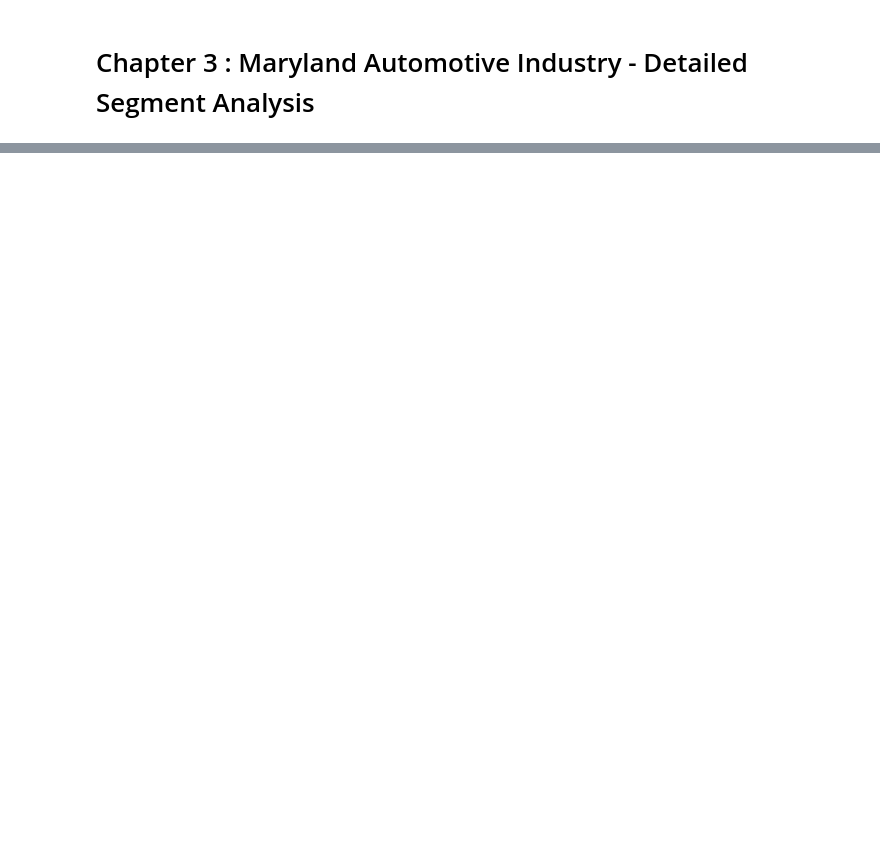
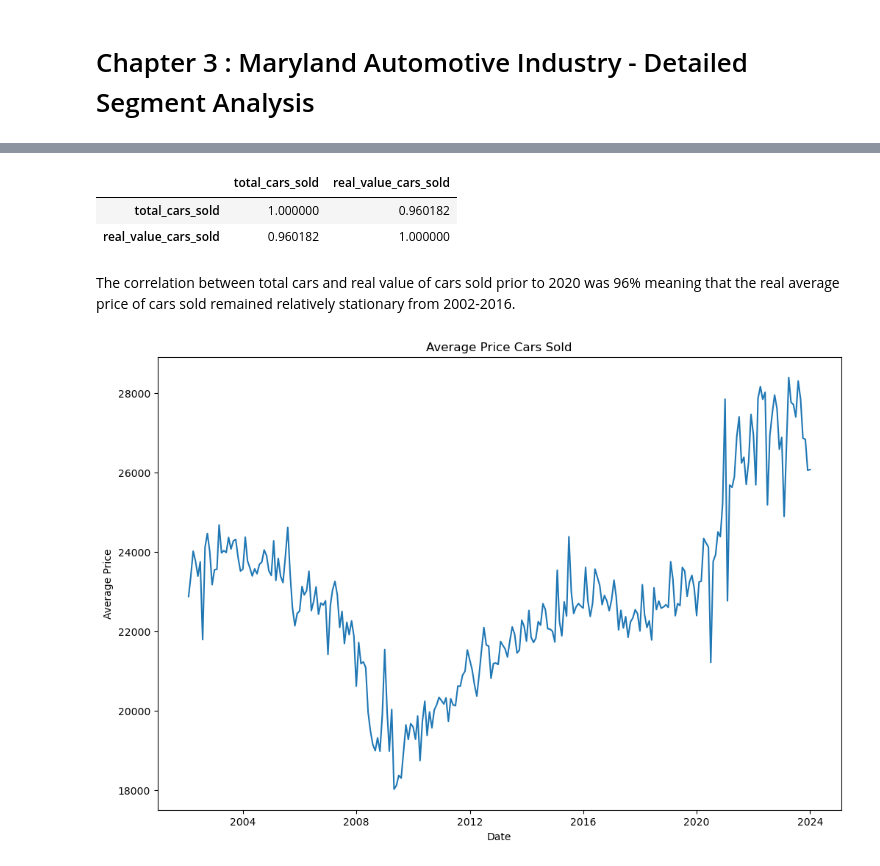
Before and after one commit to bennicholson2/Maryland-Automotive-Industry, a Jupyter notebook: analysis_chapters/03_macro_economics.ipynb, the cells around one changed output, grey strips where cells are left out. Cells and saved outputs as stored; diff of their text form; code cells hidden in the pictures; blank space fills up the shorter version.

```diff
--- a/analysis_chapters/03_macro_economics.ipynb
+++ b/analysis_chapters/03_macro_economics.ipynb
@@ -12,0 +20,10 @@ import matplotlib.pyplot as plt # for plotting graphs
+# %%
+# create a function for line time series
+def line_series(x,y,title,xlabel,ylabel,grid=False):
+    plt.figure(figsize=(12,8))
+    plt.plot(x,y)
+    plt.title(title)
+    plt.xlabel(xlabel)
+    plt.ylabel(ylabel)
+    plt.grid(grid)
+    plt.show()
@@ -69,0 +146,16 @@ combined_data.corr()[combined_data.corr()>0.70]
+# %%
+# compare the correlation between total cars sold and real value of cars sold
+normalise_before_covid_sales_data[['total_cars_sold','real_value_cars_sold']].corr()
+# %% [output]
+|  | total_cars_sold | real_value_cars_sold |
+| total_cars_sold | 1.000000 | 0.960182 |
+| real_value_cars_sold | 0.960182 | 1.000000 |
+# %% [markdown]
+The correlation between total cars and real value of cars sold prior to 2020 was 96% meaning that the real average price of cars sold remained relatively stationary from 2002-2016.
+# %%
+# average price of cars sold
+cyclical_data['average_price'] = cyclical_data['real_value_cars_sold'] / cyclical_data['total_cars_sold']
+
+line_series(cyclical_data.index,cyclical_data['average_price'],'Average Price Cars Sold','Date','Average Price')
+# %% [output]
+[figure, added]
```
Also changed, not shown: parts of 26 cells of this notebook, 9 other files.
